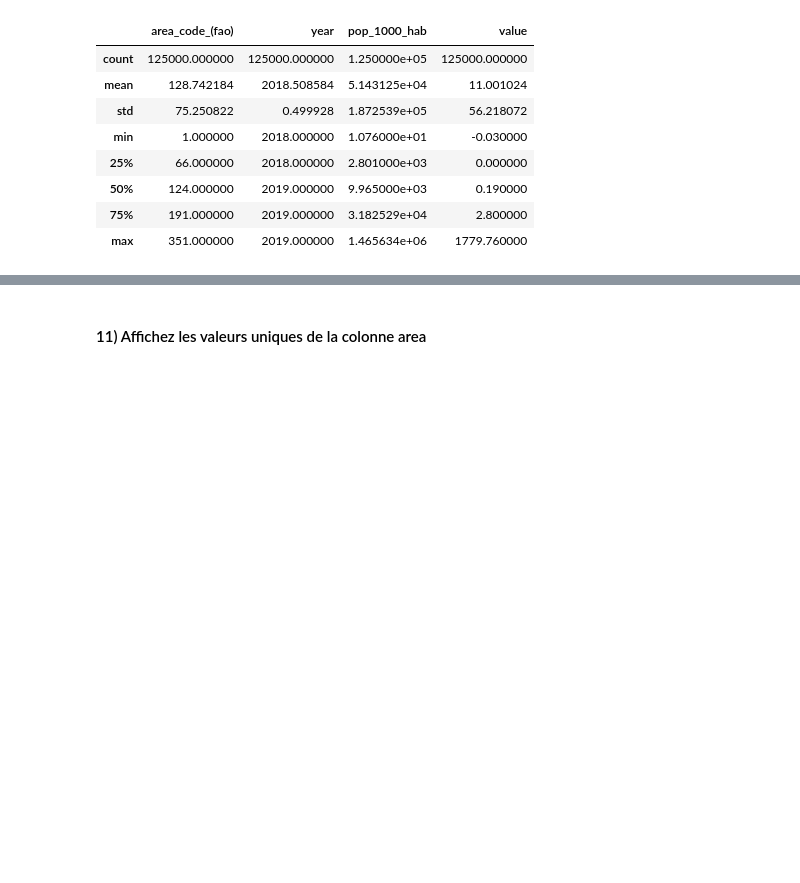
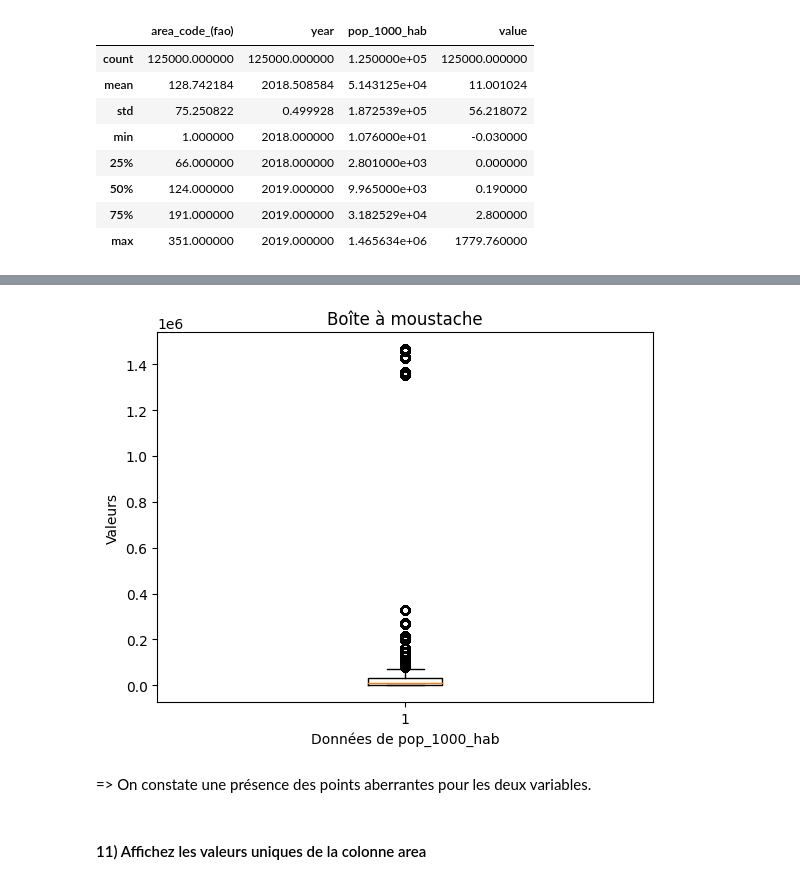
Before and after one commit to Noura-ou/la-librairie-pandas-avec-le-jeu-de-donn-es-de-la-FAO, a Jupyter notebook: fao_pandas/pandas.ipynb, the cells around one changed output, grey strips where cells are left out. Cells and saved outputs as stored; diff of their text form; code cells hidden in the pictures; blank space fills up the shorter version.

```diff
--- a/fao_pandas/pandas.ipynb
+++ b/fao_pandas/pandas.ipynb
@@ -282,13 +282,18 @@ plt.show()
 # %%
+# Tracé de la boîte à moustache
 fig, ax = plt.subplots()
-ax.boxplot([data1, data2, data3])
+ax.boxplot(df['pop_1000_hab'])
 
 # Ajout de titres et de labels
-ax.set_title('Boîtes à moustache multiples')
-ax.set_xlabel('Données')
+ax.set_title('Boîte à moustache')
+ax.set_xlabel('Données de pop_1000_hab')
 ax.set_ylabel('Valeurs')
 
-# Affichage du graphique
+# Affichage de la boîte à moustache
 plt.show()
+# %% [output]
+[figure, added]
+# %% [markdown]
+=> On constate une présence des points aberrantes pour les deux variables.
 # %% [markdown]
 #### 11) Affichez les valeurs uniques de la colonne area
```
Also changed, not shown: parts of 3 cells of this notebook.
